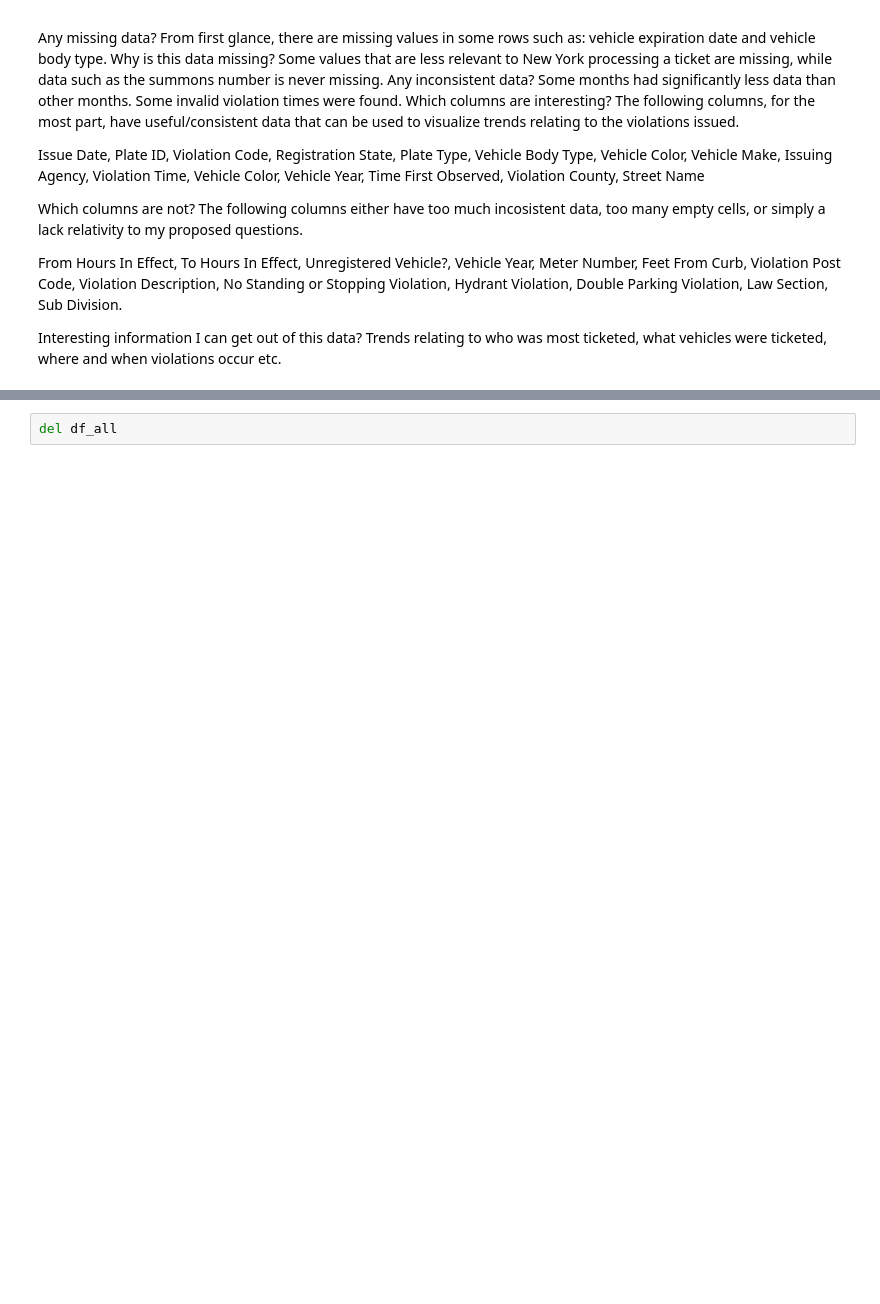
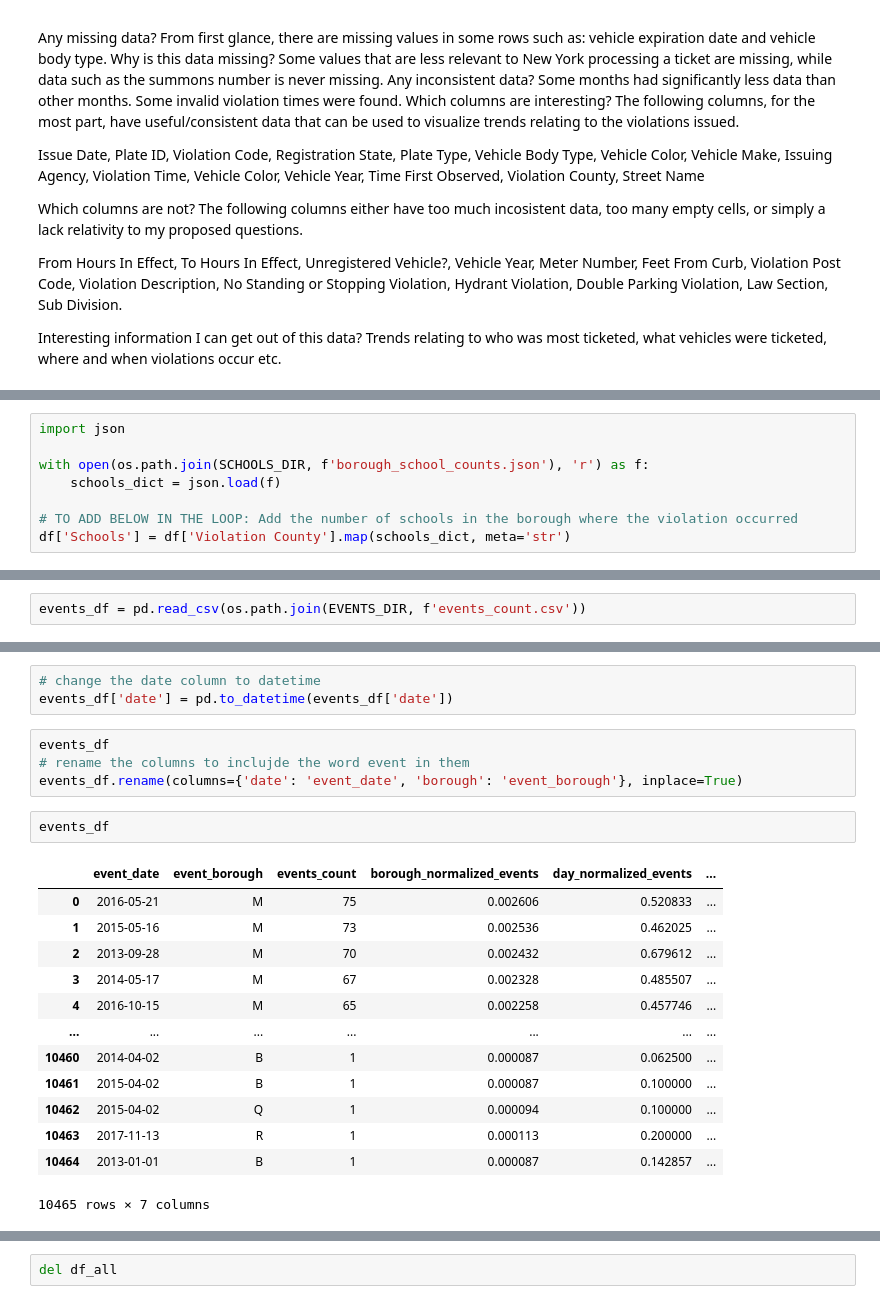
Before and after one commit to AnjaH4/BD_project, a Jupyter notebook: eda.ipynb, the cells around one changed output, grey strips where cells are left out. Cells and saved outputs as stored; diff of their text form; blank space fills up the shorter version.

```diff
--- a/eda.ipynb
+++ b/eda.ipynb
@@ -131,0 +141,8 @@ Interesting information I can get out of this data? Trends relating to who was m
+# %%
+import json
+
+with open(os.path.join(SCHOOLS_DIR, f'borough_school_counts.json'), 'r') as f:
+    schools_dict = json.load(f)
+
+# TO ADD BELOW IN THE LOOP: Add the number of schools in the borough where the violation occurred
+df['Schools'] = df['Violation County'].map(schools_dict, meta='str')
@@ -131,0 +164,2 @@ Interesting information I can get out of this data? Trends relating to who was m
+# %%
+events_df = pd.read_csv(os.path.join(EVENTS_DIR, f'events_count.csv'))
@@ -131,0 +177,23 @@ Interesting information I can get out of this data? Trends relating to who was m
+# %%
+# change the date column to datetime
+events_df['date'] = pd.to_datetime(events_df['date'])
+# %%
+events_df
+# rename the columns to inclujde the word event in them
+events_df.rename(columns={'date': 'event_date', 'borough': 'event_borough'}, inplace=True)
+# %%
+events_df
+# %% [output]
+|  | event_date | event_borough | events_count | borough_normalized_events | day_normalized_events | ... |
+| 0 | 2016-05-21 | M | 75 | 0.002606 | 0.520833 | ... |
+| 1 | 2015-05-16 | M | 73 | 0.002536 | 0.462025 | ... |
+| 2 | 2013-09-28 | M | 70 | 0.002432 | 0.679612 | ... |
+| 3 | 2014-05-17 | M | 67 | 0.002328 | 0.485507 | ... |
+| 4 | 2016-10-15 | M | 65 | 0.002258 | 0.457746 | ... |
+| ... | ... | ... | ... | ... | ... | ... |
+| 10460 | 2014-04-02 | B | 1 | 0.000087 | 0.062500 | ... |
+| 10461 | 2015-04-02 | B | 1 | 0.000087 | 0.100000 | ... |
+| 10462 | 2015-04-02 | Q | 1 | 0.000094 | 0.100000 | ... |
+| 10463 | 2017-11-13 | R | 1 | 0.000113 | 0.200000 | ... |
+| 10464 | 2013-01-01 | B | 1 | 0.000087 | 0.142857 | ... |
+10465 rows × 7 columns
```
Also changed, not shown: parts of 21 cells of this notebook.
